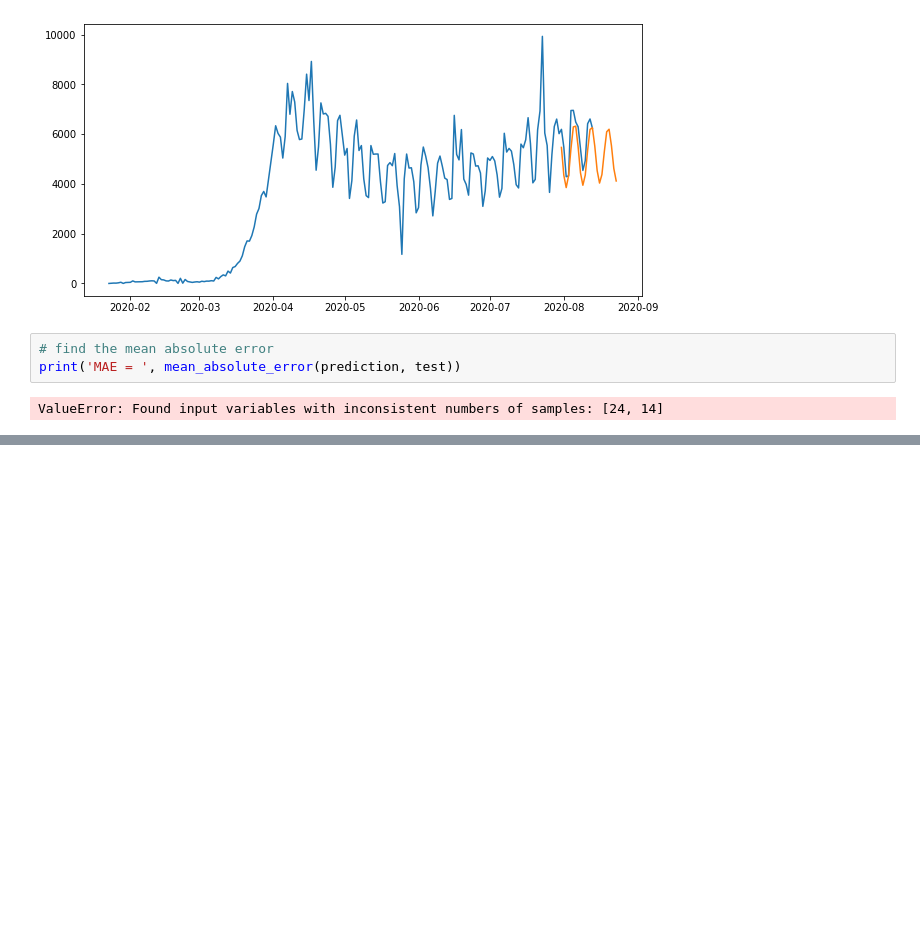
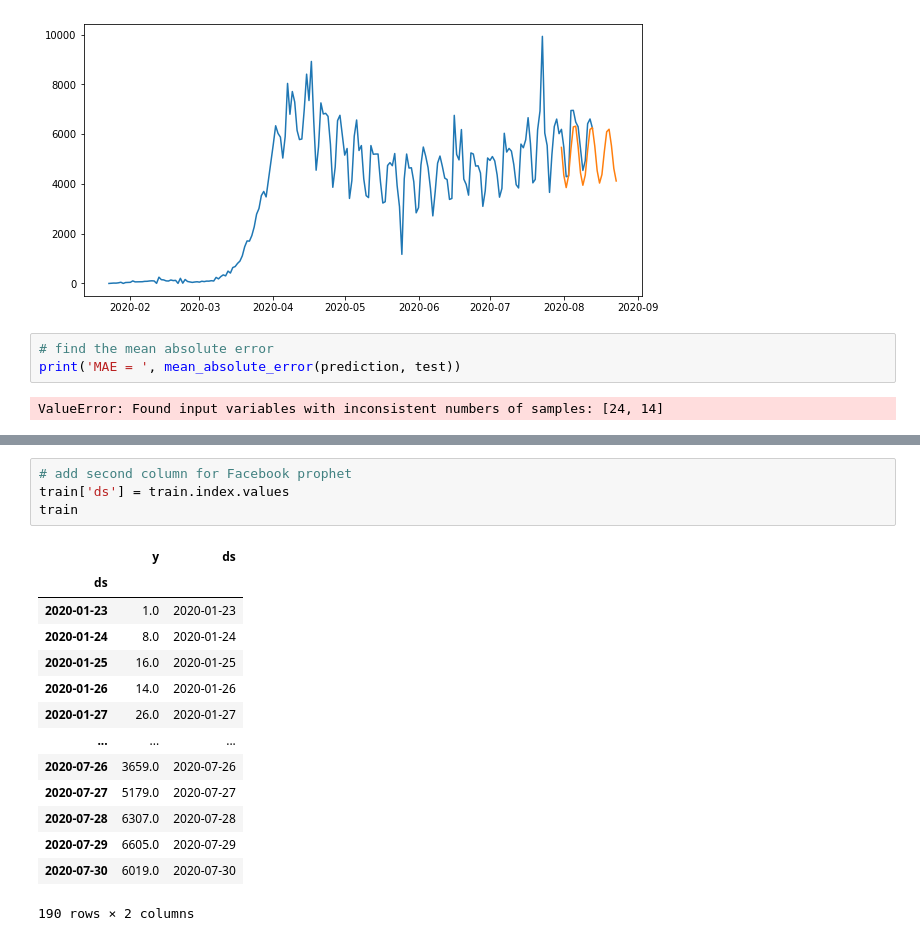
Before and after one commit to mthalken/covid, a Jupyter notebook: covid_prediction.ipynb, the cells around one changed output, grey strips where cells are left out. Cells and saved outputs as stored; diff of their text form; blank space fills up the shorter version.

```diff
--- a/covid_prediction.ipynb
+++ b/covid_prediction.ipynb
@@ -255,0 +238,19 @@ Warnings:
+# %%
+# add second column for Facebook prophet
+train['ds'] = train.index.values
+train
+# %% [output]
+|  | y | ds |
+| ds |  |  |
+| 2020-01-23 | 1.0 | 2020-01-23 |
+| 2020-01-24 | 8.0 | 2020-01-24 |
+| 2020-01-25 | 16.0 | 2020-01-25 |
+| 2020-01-26 | 14.0 | 2020-01-26 |
+| 2020-01-27 | 26.0 | 2020-01-27 |
+| ... | ... | ... |
+| 2020-07-26 | 3659.0 | 2020-07-26 |
+| 2020-07-27 | 5179.0 | 2020-07-27 |
+| 2020-07-28 | 6307.0 | 2020-07-28 |
+| 2020-07-29 | 6605.0 | 2020-07-29 |
+| 2020-07-30 | 6019.0 | 2020-07-30 |
+190 rows × 2 columns
```
Also changed, not shown: parts of 15 cells of this notebook.
